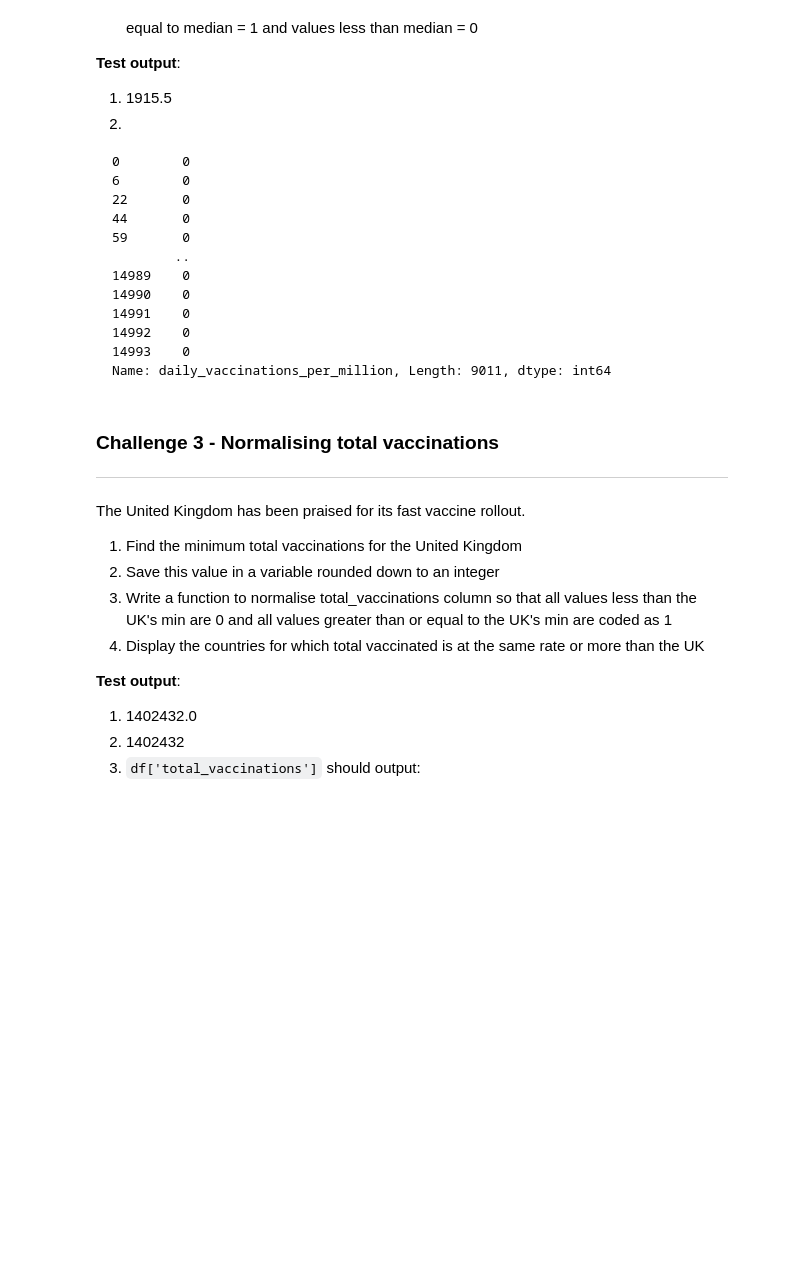
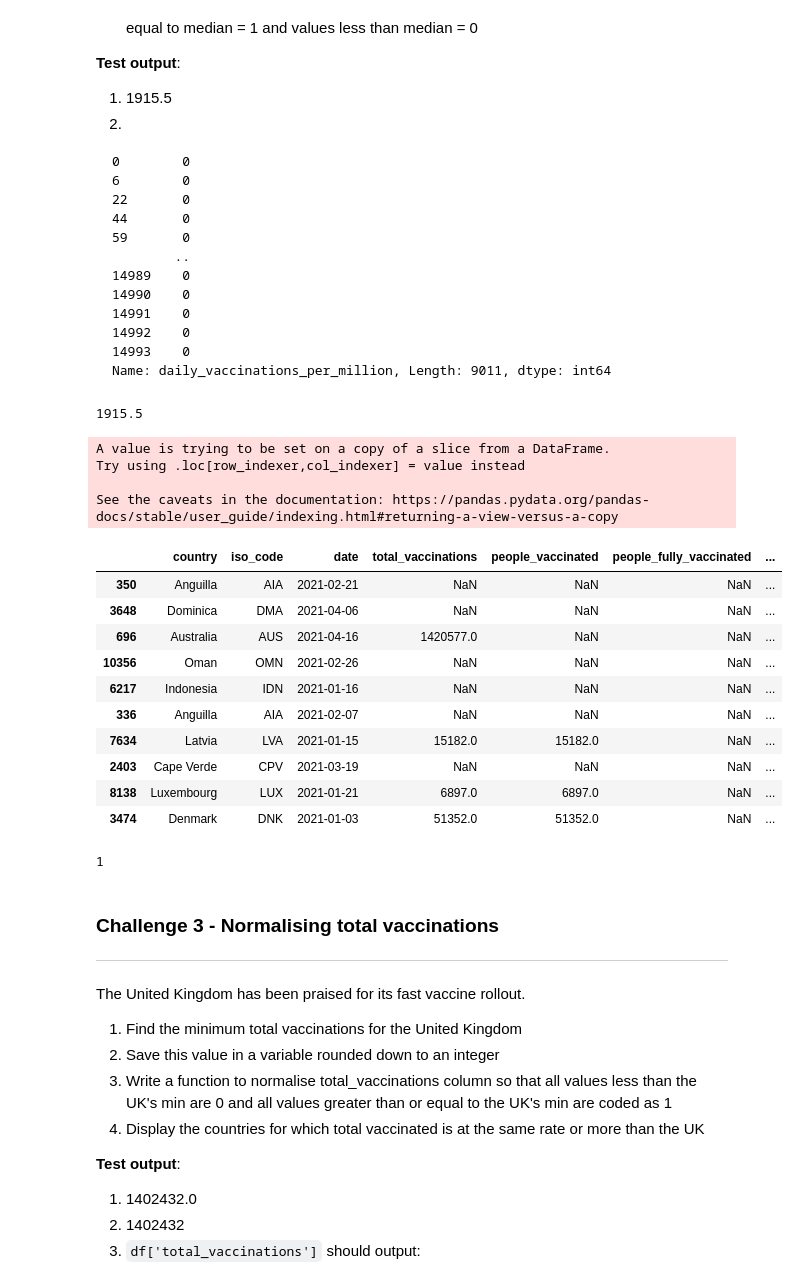
Before and after one commit to Jojomaque/DataScience, a Jupyter notebook: JOJONormalising_challenges.ipynb, the cells around one changed output. Cells and saved outputs as stored; diff of their text form; code cells hidden in the pictures; blank space fills up the shorter version.

````diff
--- a/JOJONormalising_challenges.ipynb
+++ b/JOJONormalising_challenges.ipynb
@@ -83,6 +263,47 @@ Name: people_vaccinated_per_hundred, Length: 104, dtype: float64
 14993    0
 Name: daily_vaccinations_per_million, Length: 9011, dtype: int64
 ```
+# %%
+
+display(dfvac2["daily_vaccinations_per_million"].median())
+# %% [output]
+1915.5
+# %%
+#Write a function to normalise daily vaccinations per million, where values greater than or equal to median = 1 and values less than median = 0
+df = pd.read_excel('https://github.com/lilaceri/Working-with-data-/blob/342abab10d93c4bf23b5c55a50f189f12a137c5f/Data%20Sets%20for%20code%20divisio/Covid%20Vaccination%20Data.xlsx?raw=true')
+df
+daily_vac1 = df
+
+daily_vac1 = daily_vac1.dropna(subset=["daily_vaccinations_per_million"])
+
+def normalise_daily_vac(daily_vac1):
+  if daily_vac1['daily_vaccinations_per_million'] >= 1475.0:
+    return 1
+  else:
+    return 0
+
+daily_vac1['daily_vaccinations_per_million'] = daily_vac1.apply(normalise_daily_vac, axis=1)
+daily_vac1.sample(10)
+# %% [output]
+A value is trying to be set on a copy of a slice from a DataFrame.
+Try using .loc[row_indexer,col_indexer] = value instead
+
+See the caveats in the documentation: https://pandas.pydata.org/pandas-docs/stable/user_guide/indexing.html#returning-a-view-versus-a-copy
+|  | country | iso_code | date | total_vaccinations | people_vaccinated | people_fully_vaccinated | ... |
+| 350 | Anguilla | AIA | 2021-02-21 | NaN | NaN | NaN | ... |
+| 3648 | Dominica | DMA | 2021-04-06 | NaN | NaN | NaN | ... |
+| 696 | Australia | AUS | 2021-04-16 | 1420577.0 | NaN | NaN | ... |
+| 10356 | Oman | OMN | 2021-02-26 | NaN | NaN | NaN | ... |
+| 6217 | Indonesia | IDN | 2021-01-16 | NaN | NaN | NaN | ... |
+| 336 | Anguilla | AIA | 2021-02-07 | NaN | NaN | NaN | ... |
+| 7634 | Latvia | LVA | 2021-01-15 | 15182.0 | 15182.0 | NaN | ... |
+| 2403 | Cape Verde | CPV | 2021-03-19 | NaN | NaN | NaN | ... |
+| 8138 | Luxembourg | LUX | 2021-01-21 | 6897.0 | 6897.0 | NaN | ... |
+| 3474 | Denmark | DNK | 2021-01-03 | 51352.0 | 51352.0 | NaN | ... |
+# %%
+daily_vac1['daily_vaccinations_per_million'].max()
+# %% [output]
+1
 # %% [markdown]
 ### Challenge 3 - Normalising total vaccinations
 ---
````
Also changed, not shown: parts of 11 cells of this notebook.
